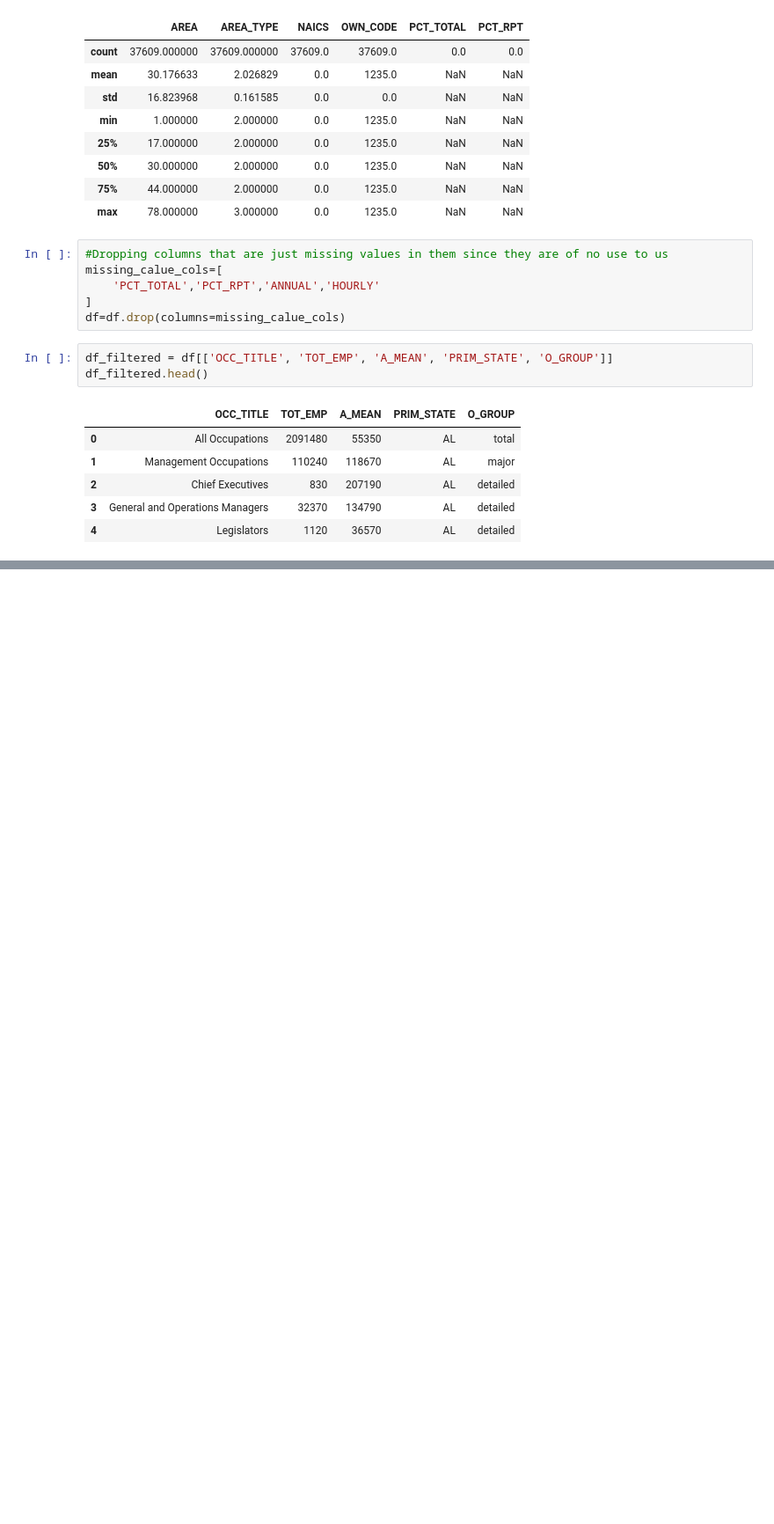
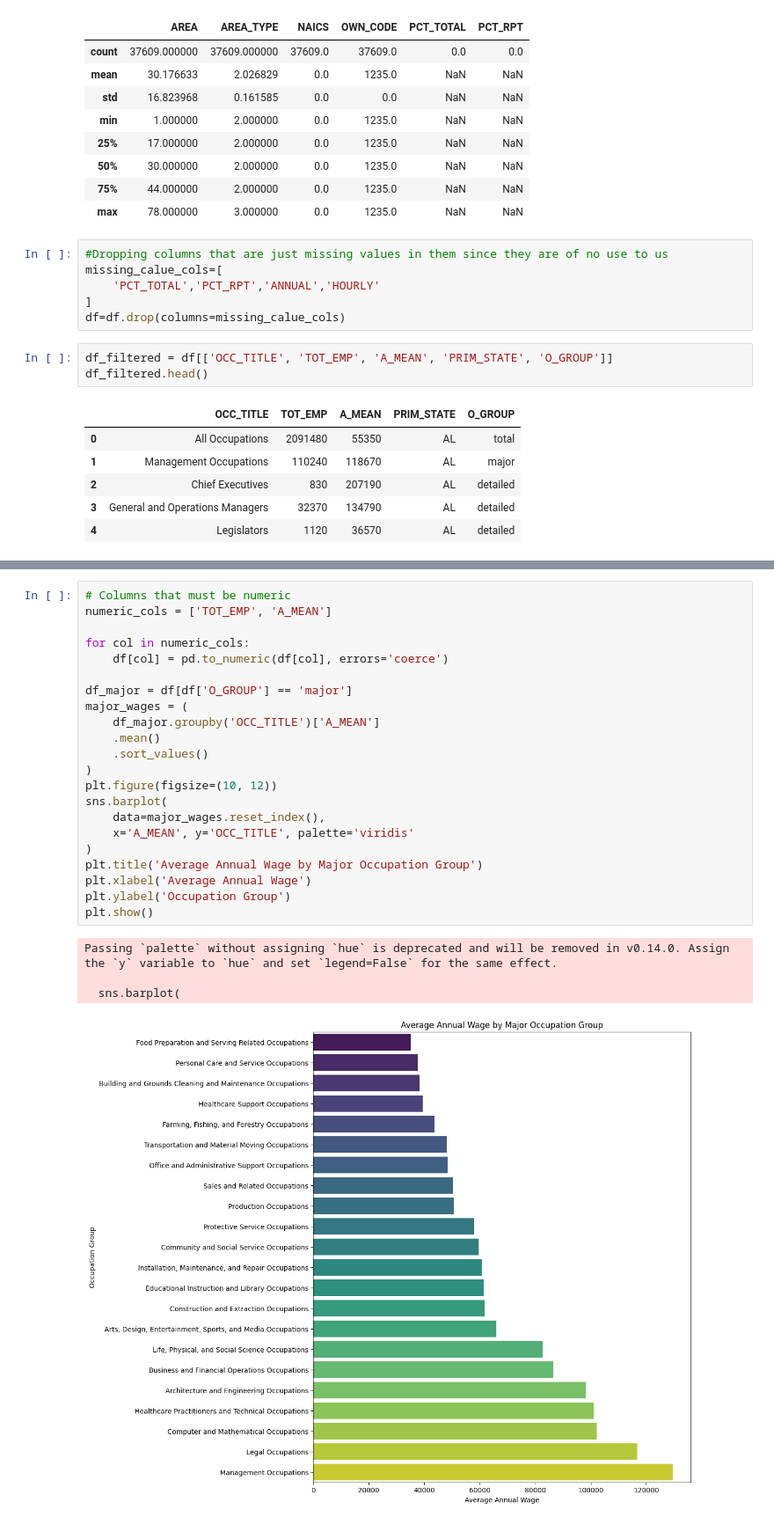
Before and after one commit to asn5995/dataScienceProject-DepartmentOfLabour, a Jupyter notebook: code.ipynb, the cells around one changed output, grey strips where cells are left out. Shown at 88% size. Saved outputs shown, nothing was run; the diff lists cells and outputs as text; blank space fills up the shorter version.

```diff
--- a/code.ipynb
+++ b/code.ipynb
@@ -83,0 +115,27 @@ df_filtered.head()
+# %%
+# Columns that must be numeric
+numeric_cols = ['TOT_EMP', 'A_MEAN']
+
+for col in numeric_cols:
+    df[col] = pd.to_numeric(df[col], errors='coerce')
+
+df_major = df[df['O_GROUP'] == 'major']
+major_wages = (
+    df_major.groupby('OCC_TITLE')['A_MEAN']
+    .mean()
+    .sort_values()
+)
+plt.figure(figsize=(10, 12))
+sns.barplot(
+    data=major_wages.reset_index(),
+    x='A_MEAN', y='OCC_TITLE', palette='viridis'
+)
+plt.title('Average Annual Wage by Major Occupation Group')
+plt.xlabel('Average Annual Wage')
+plt.ylabel('Occupation Group')
+plt.show()
+# %% [output]
+Passing `palette` without assigning `hue` is deprecated and will be removed in v0.14.0. Assign the `y` variable to `hue` and set `legend=False` for the same effect.
+
+  sns.barplot(
+[figure, added]
```
Also changed, not shown: parts of 5 cells of this notebook.
